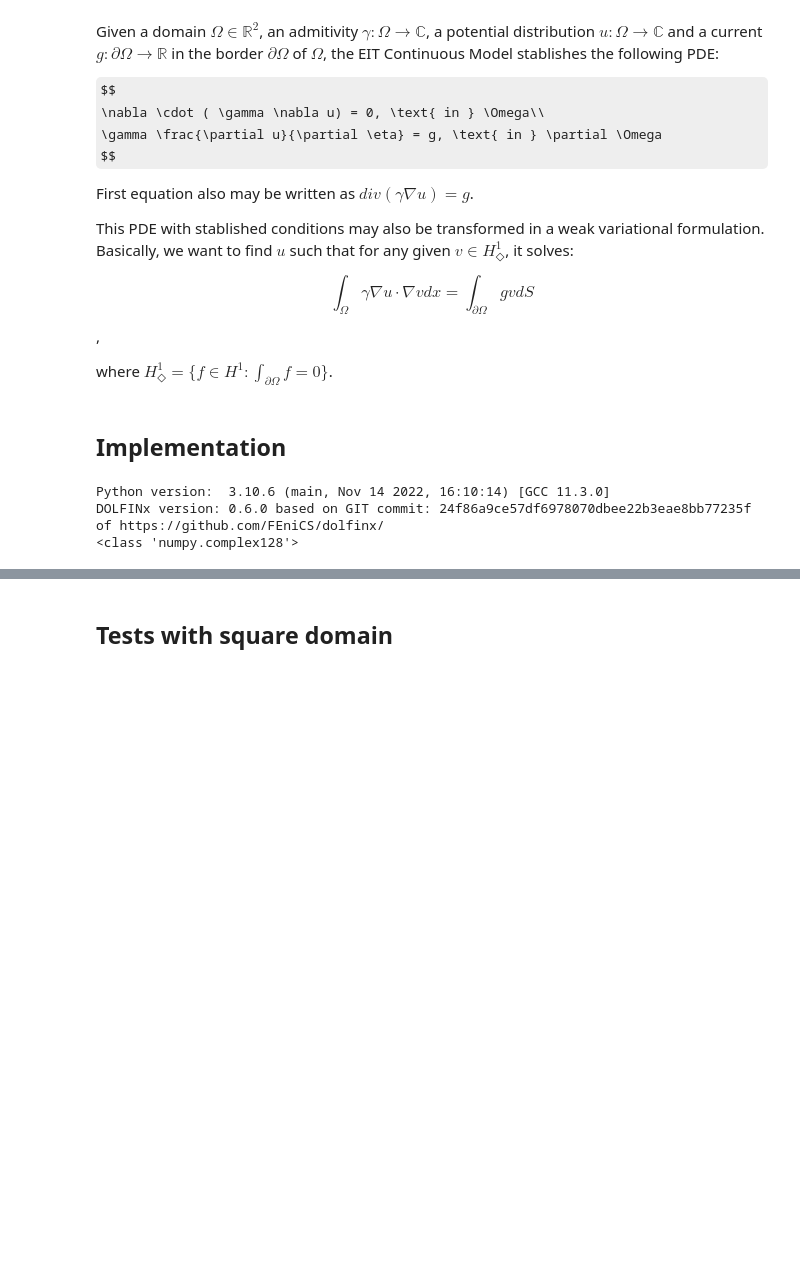
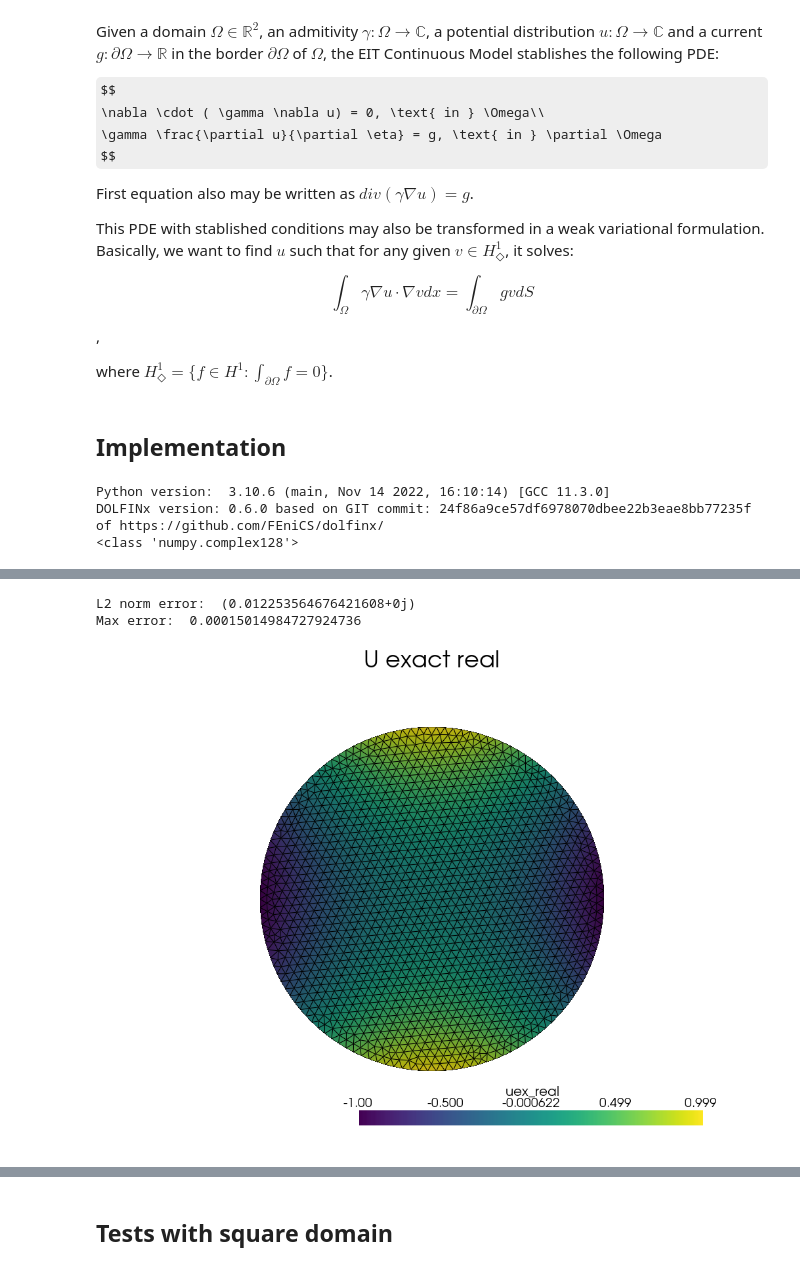
Before and after one commit to felipekriffel/EITx, a Jupyter notebook: CONT_complex_test.ipynb, the cells around one changed output, grey strips where cells are left out. Saved outputs shown, nothing was run; the diff lists cells and outputs as text; code cells hidden in the pictures; some formulas as TeX source; blank space fills up the shorter version.

```diff
--- a/CONT_complex_test.ipynb
+++ b/CONT_complex_test.ipynb
@@ -45,0 +188,33 @@ DOLFINx version: 0.6.0 based on GIT commit: 24f86a9ce57df6978070dbee22b3eae8bb77
+# %%
+# Defining exact solution
+uex = dolfinx.fem.Function(V,dtype=np.complex128)
+uex.interpolate(lambda x: (-1+1j)*x[0]**2 - (-1+1j)*x[1]**2)
+
+grid = pyvista.UnstructuredGrid(pyvista_cells, cell_types, geometry)
+
+grid.point_data["uex_real"] = uex.x.array.real
+grid.point_data["uex_imag"] = uex.x.array.imag
+# %%
+l2error = dolfinx.fem.form(ufl.inner(us-uex,us-uex) * ufl.dx)
+squareerror = dolfinx.fem.assemble_scalar(l2error)
+
+l2normerror = np.sqrt(squareerror)
+max_error = np.max(np.abs(squareerror))
+
+print("L2 norm error: ", l2normerror)
+print("Max error: ",max_error)
+# %% [output]
+L2 norm error:  (0.012253564676421608+0j)
+Max error:  0.00015014984727924736
+# %%
+#Plot real
+grid.set_active_scalars("uex_real")
+p_real = pyvista.Plotter()
+p_real.add_text("U exact real", position="upper_edge", font_size=14, color="black")
+p_real.add_mesh(grid, show_edges=True)
+p_real.view_xy()
+p_real.set_background("white")
+if not pyvista.OFF_SCREEN:
+    p_real.show()
+# %% [output]
+[figure, added]
```
Also changed, not shown: parts of 28 cells of this notebook.
